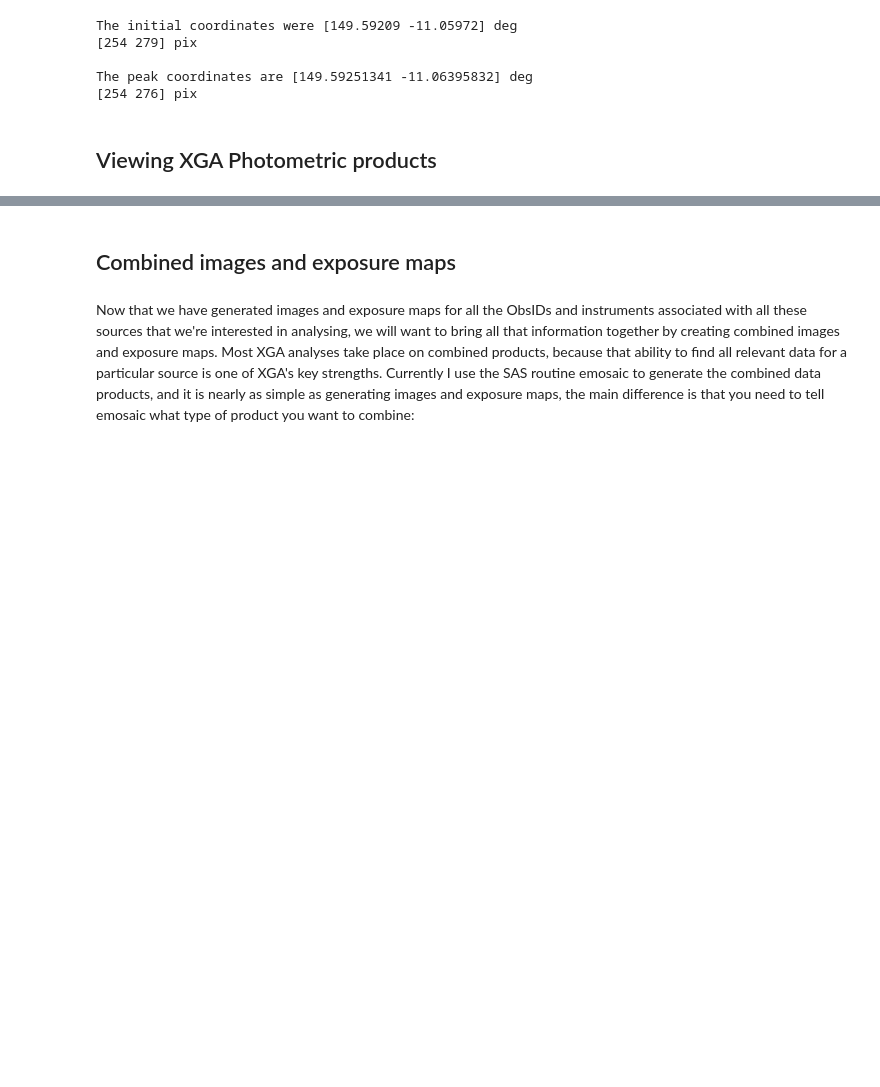
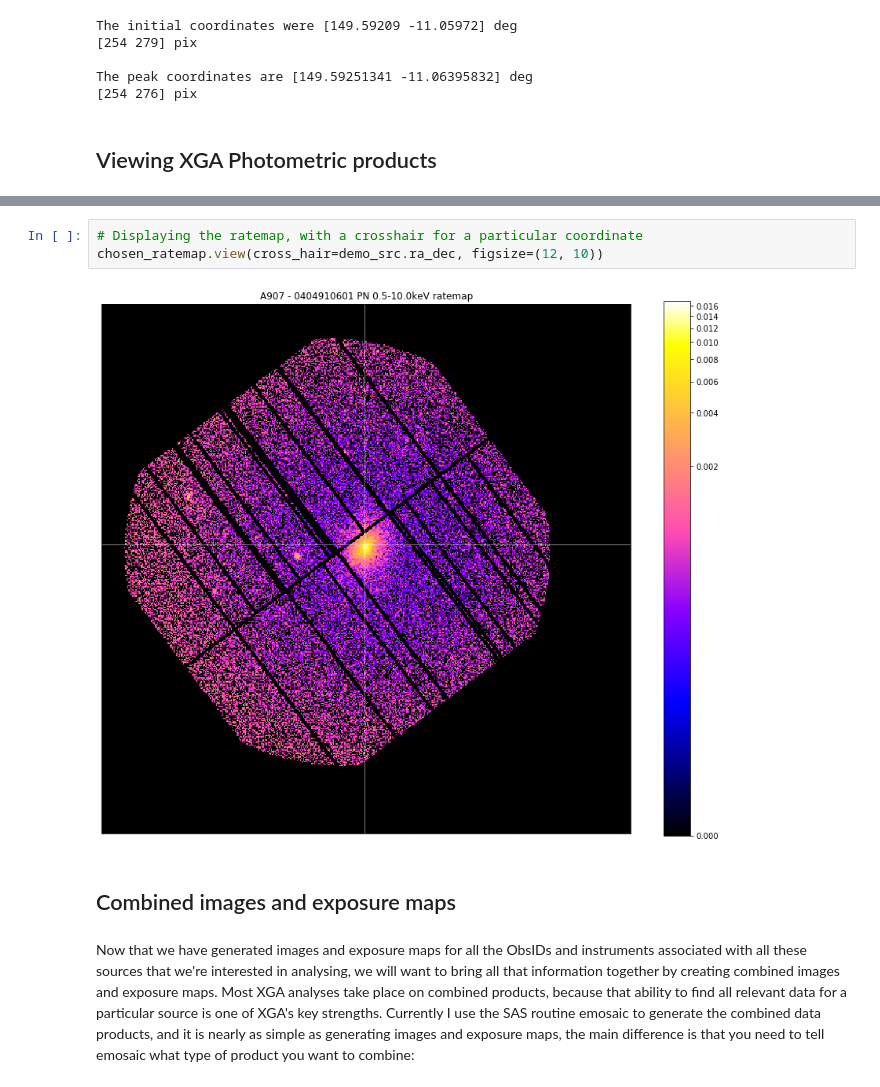
Before and after one commit to DavidT3/XGA, a Jupyter notebook: docs/source/notebooks/tutorials/photometry.ipynb, the cells around one changed output, grey strips where cells are left out. Saved outputs shown, nothing was run; the diff lists cells and outputs as text; blank space fills up the shorter version.

Commit message:
Updated the image and again testing how it looks

```diff
--- a/docs/source/notebooks/tutorials/photometry.ipynb
+++ b/docs/source/notebooks/tutorials/photometry.ipynb
@@ -254,3 +254,8 @@ chosen_ratemap.view(figsize=(12, 12))
+# %%
+# Displaying the ratemap, with a crosshair for a particular coordinate
+chosen_ratemap.view(cross_hair=demo_src.ra_dec, figsize=(12, 10))
+# %% [output]
+[figure, added]
 # %% [markdown]
 ## Combined images and exposure maps
 # %% [markdown]
```
Also changed, not shown: parts of 2 cells of this notebook.
